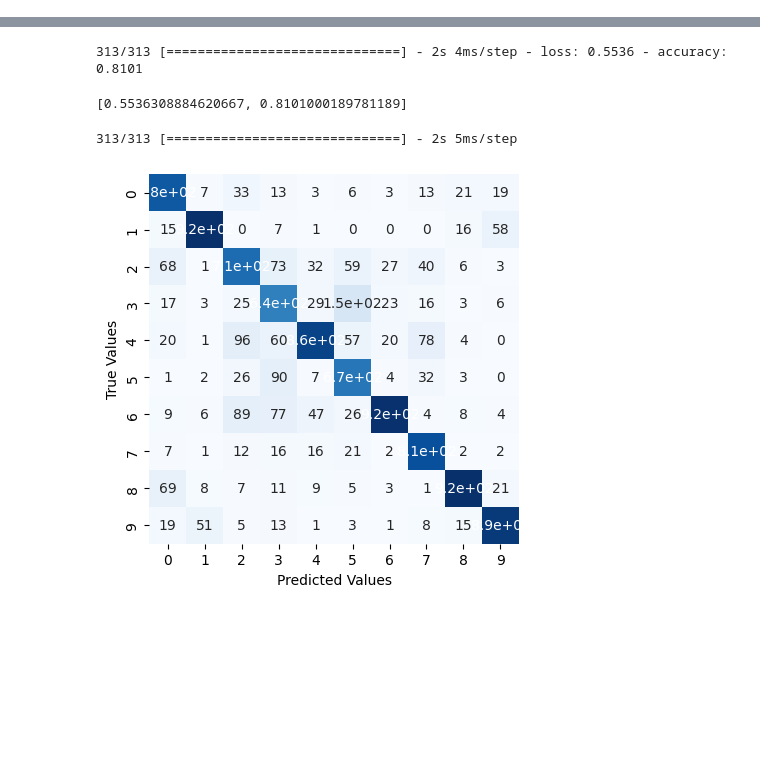
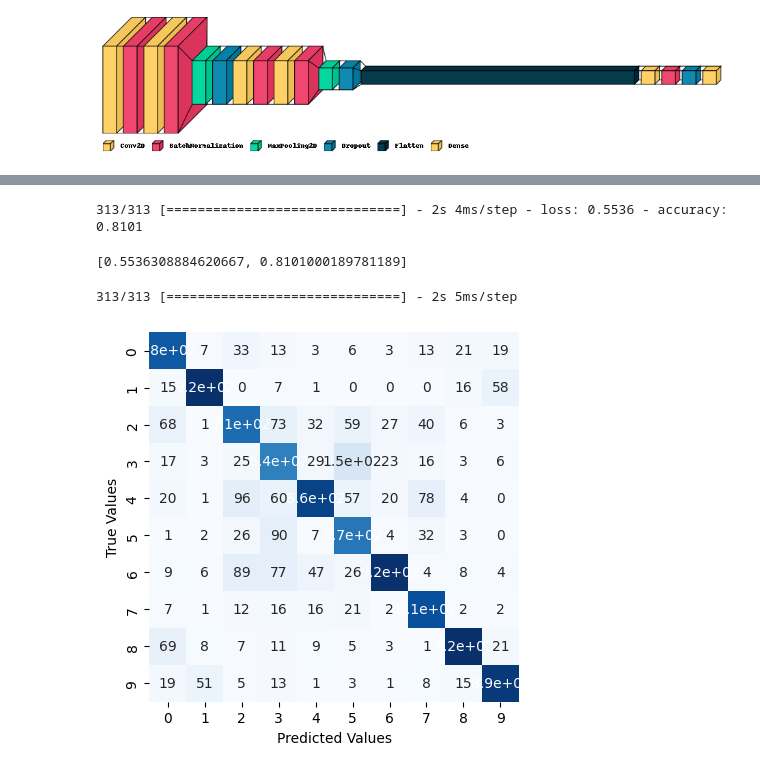
Before and after one commit to Priyanka-Joshi31/image_classification, a Jupyter notebook: CNN_17_Layers.ipynb, the cells around one changed output, grey strips where cells are left out. Cells and saved outputs as stored; diff of their text form; code cells hidden in the pictures; blank space fills up the shorter version.

```diff
--- a/CNN_17_Layers.ipynb
+++ b/CNN_17_Layers.ipynb
@@ -77,3 +133,8 @@ model.compile(optimizer="adam", loss=keras.losses.categorical_crossentropy, metr
+# %%
+import visualkeras
+visualkeras.layered_view(model, legend=True)
+# %% [output]
+[figure, added]
 # %%
 history = model.fit(train_images, train_labels, batch_size=64, epochs=20)
 # %% [output]
```
Also changed, not shown: parts of 12 cells of this notebook.
